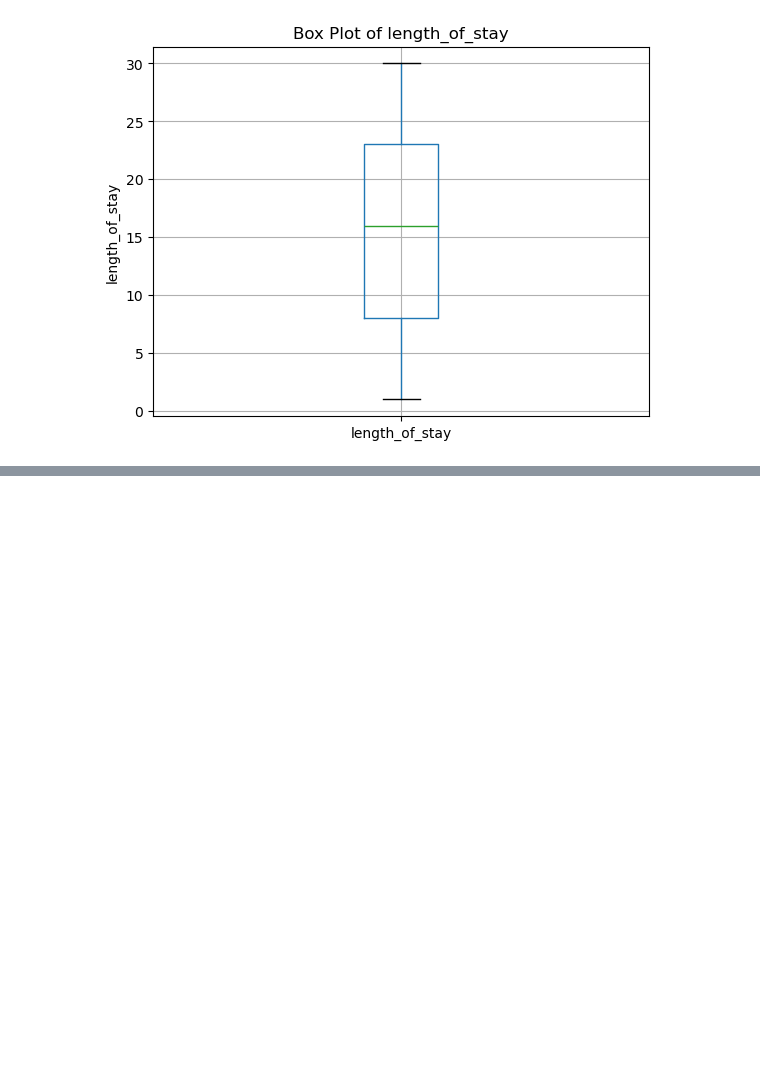
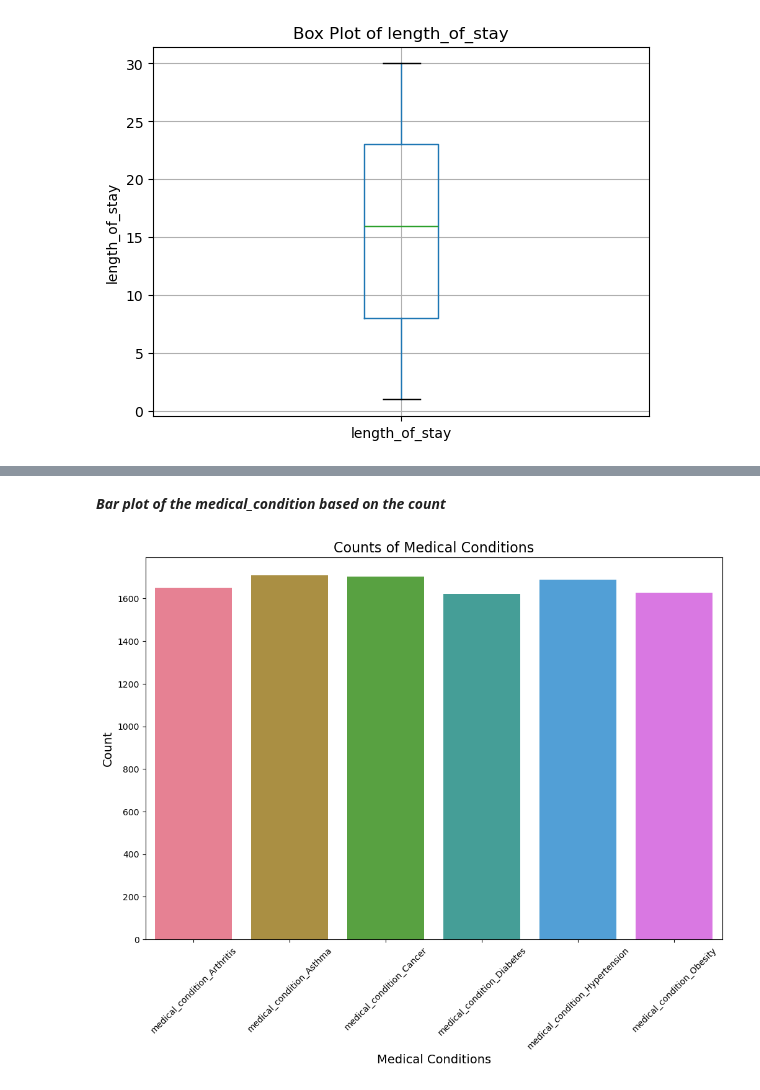
Before and after one commit to Rejith2205/Health-Care-Analysis-Project, a Jupyter notebook: Health Care Analysis_1st_Phase.ipynb, the cells around one changed output, grey strips where cells are left out. Drawn from its saved outputs; the diff is of its cells as text; code cells hidden in the pictures; blank space fills up the shorter version.

```diff
--- a/Health Care Analysis_1st_Phase.ipynb
+++ b/Health Care Analysis_1st_Phase.ipynb
@@ -334,0 +523,26 @@ Name: count, dtype: int64
+# %% [markdown]
+***Bar plot of the medical_condition based on the count***
+# %%
+import seaborn as sns
+import matplotlib.pyplot as plt
+
+#  `medical_condition_counts`
+medical_condition_counts = df_one_hot_encoded[['medical_condition_Arthritis', 'medical_condition_Asthma', 'medical_condition_Cancer',
+                                               'medical_condition_Diabetes', 'medical_condition_Hypertension', 'medical_condition_Obesity']].sum()
+
+# Create a bar plot
+plt.figure(figsize=(12, 8))
+colors = sns.color_palette("husl", len(medical_condition_counts))  # Generate unique colors
+sns.barplot(x=medical_condition_counts.index, y=medical_condition_counts.values, palette=colors)
+
+
+# sns.barplot(x=medical_condition_counts.index, y=medical_condition_counts.values, palette="coolwarm")
+
+# Add labels and title
+plt.title("Counts of Medical Conditions", fontsize=16)
+plt.xlabel("Medical Conditions", fontsize=14)
+plt.ylabel("Count", fontsize=14)
+plt.xticks(rotation=45)  # Rotate x-axis labels for better readability
+plt.show()
+# %% [output]
+[figure, added]
```
Also changed, not shown: parts of 33 cells of this notebook, 1 other file.
